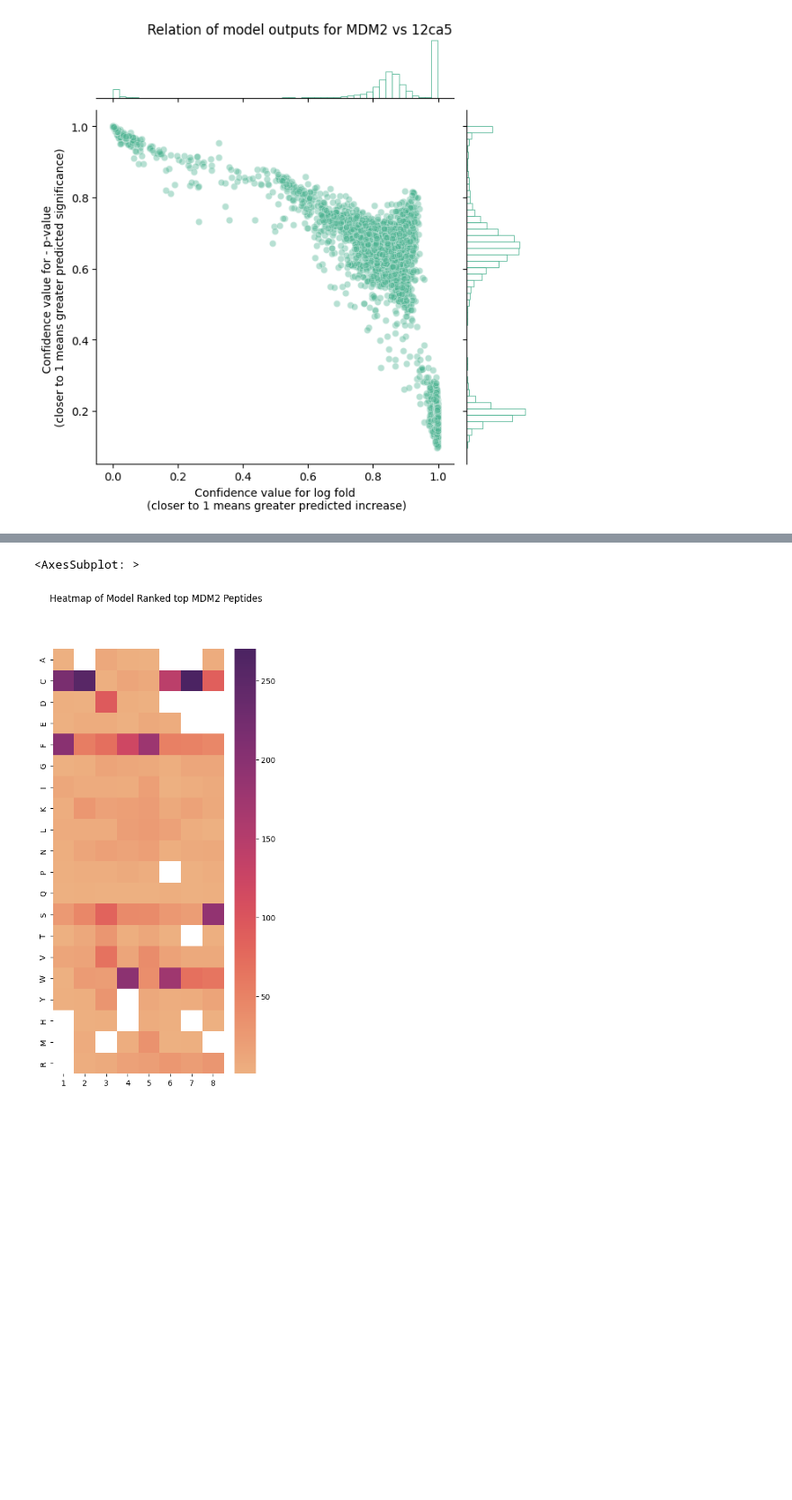
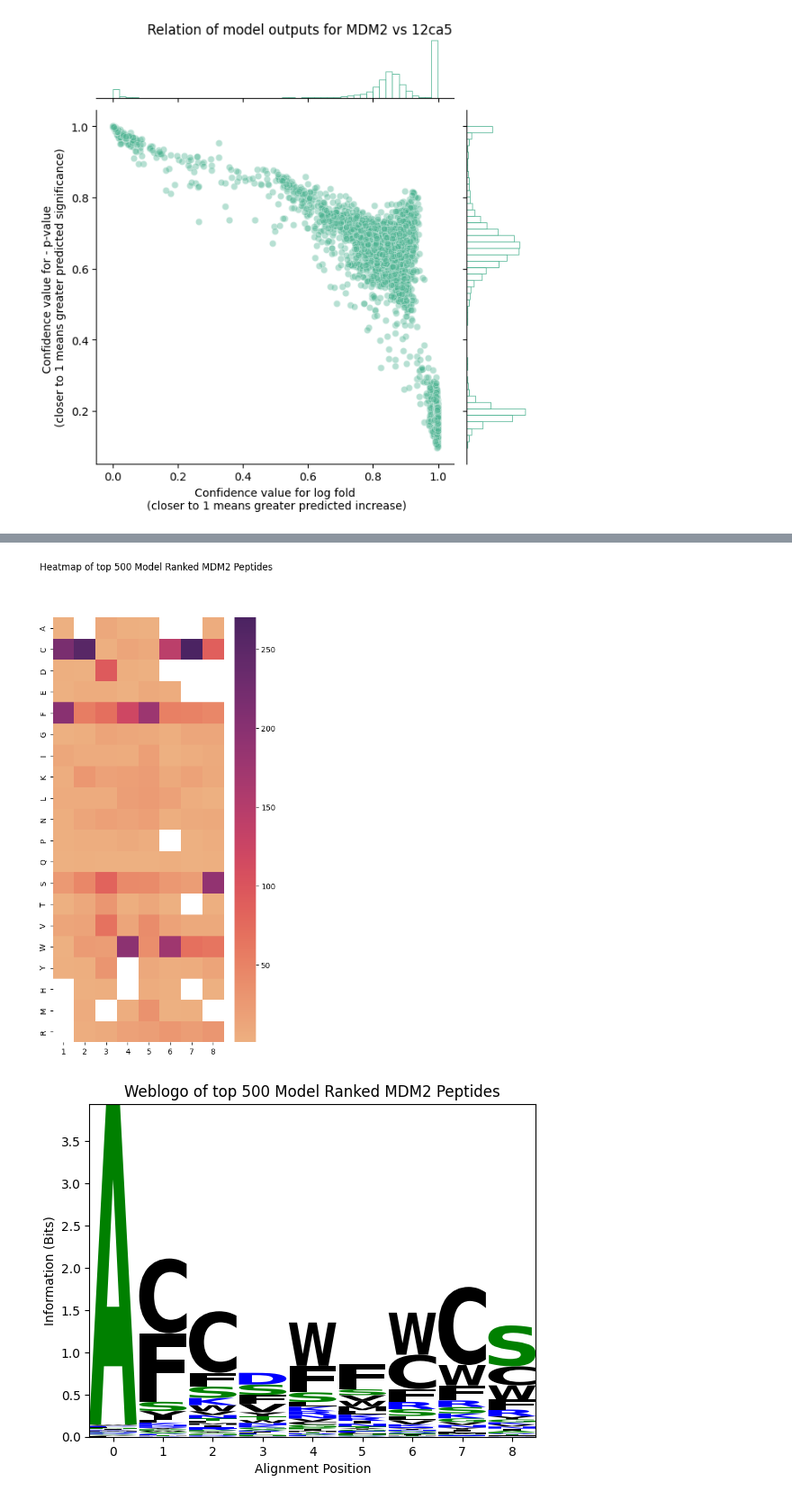
Before and after one commit to YitongTseo/ml_phage_display, a Jupyter notebook: F2_heat_maps.ipynb, the cells around one changed output, grey strips where cells are left out. Shown at 90% size. Cells and saved outputs as stored; diff of their text form; code cells hidden in the pictures; blank space fills up the shorter version.

```diff
--- a/F2_heat_maps.ipynb
+++ b/F2_heat_maps.ipynb
@@ -381,12 +545,29 @@ heatmap.generate_heatmap(
 # %%
 from analysis.hit_rate_analysis import sort_peptides_by_model_ranking
+from analysis.create_weblogos import save_web_logo_alignment
 
-sorted_mdm2_peptides = sort_peptides_by_model_ranking(
-    peptides, mdm2_model(X)
+sorted_mdm2_peptides = sort_peptides_by_model_ranking(peptides, mdm2_model(X))
+heatmap.generate_heatmap(
+    sorted_mdm2_peptides[:500], title="Heatmap of top 500 Model Ranked MDM2 Peptides"
 )
-heatmap.generate_heatmap(
-    sorted_mdm2_peptides[:500], title="Heatmap of Model Ranked top MDM2 Peptides"
+fig, ax1 = plt.subplots()
+save_web_logo_alignment(
+    web_logo_name=None,
+    seqs=sorted_mdm2_peptides[:500],
+    align=False,
+    axis=ax1,
+    to_type="information",
+    title="Weblogo of top 500 Model Ranked MDM2 Peptides"
 )
+fig, ax2 = plt.subplots()
+save_web_logo_alignment(
+    web_logo_name=None,
+    seqs=sorted_mdm2_peptides[:500],
+    align=False,
+    axis=ax2,
+    to_type="counts",
+    title="Weblogo of top 500 Model Ranked MDM2 Peptides"
+)
 # %% [output]
-<AxesSubplot: >
-[figure, old version]
+[figure, new version]
+[figure, added]
```
Also changed, not shown: parts of 19 cells of this notebook, 10 other files.
